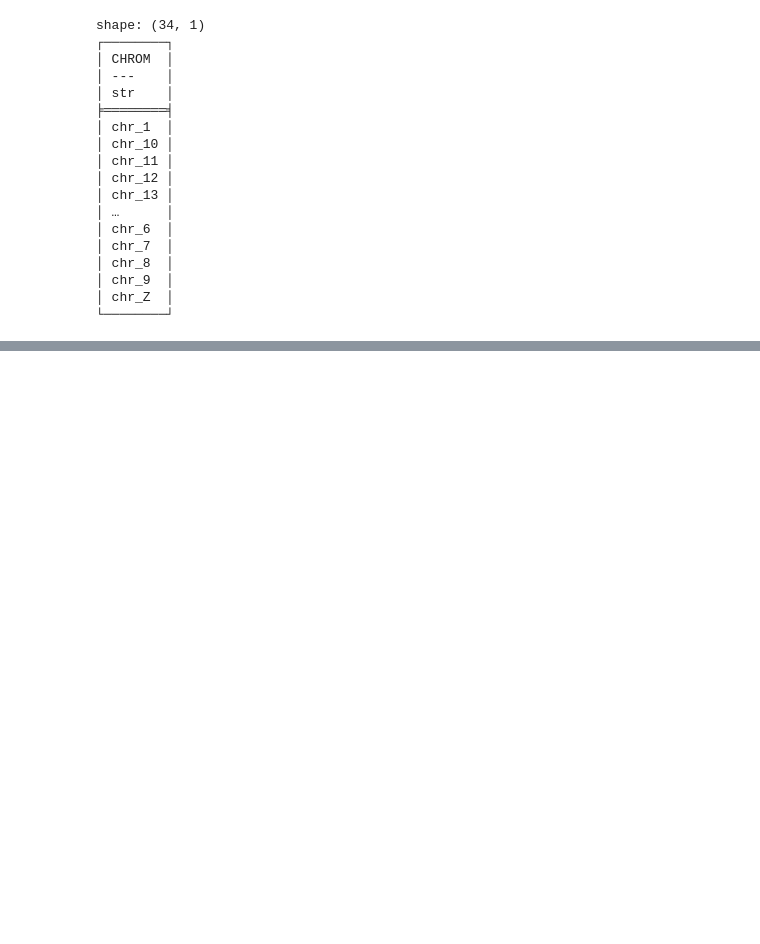
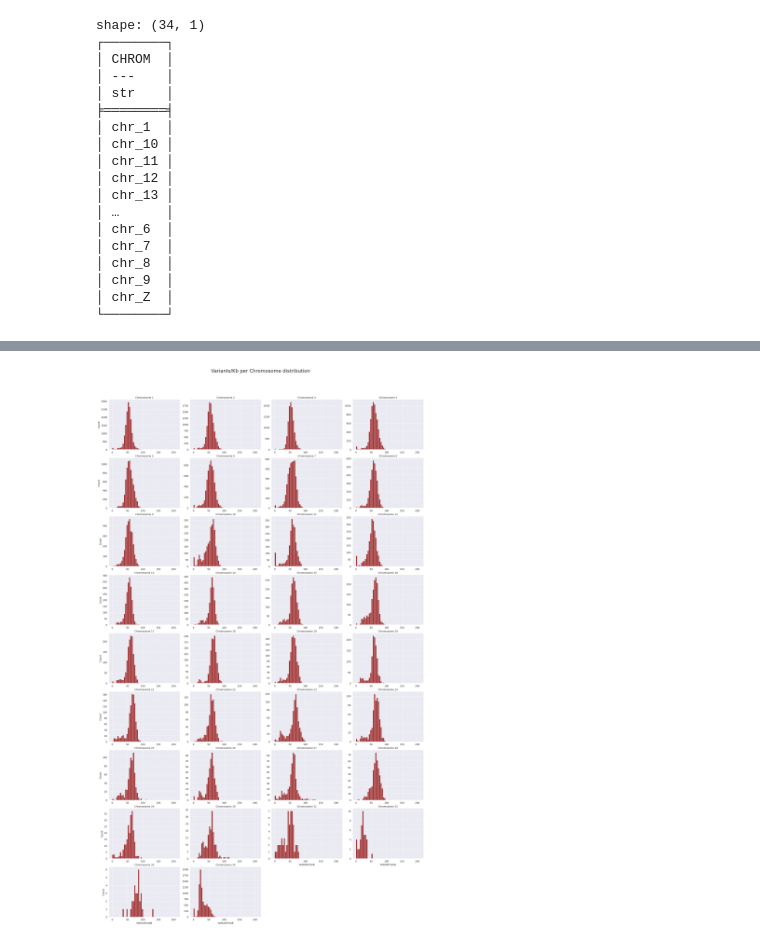
Before and after one commit to Orion-Pirku/MasterThesis, a Jupyter notebook: scripts/SNPDensity.ipynb, the cells around one changed output, grey strips where cells are left out. Cells and saved outputs as stored; diff of their text form; code cells hidden in the pictures; blank space fills up the shorter version.

```diff
--- a/scripts/SNPDensity.ipynb
+++ b/scripts/SNPDensity.ipynb
@@ -52,7 +52,7 @@ def load_files_from_directory(
 
 # Example usage
 file_directory: str = "../vcf_stats/"  # Specify the directory
-pattern: str = "*_100000_*.phased.snpden"  # Define the file pattern
+pattern: str = "*_10000_*.phased.snpden"  # Define the file pattern
 
 # Load files based on the pattern
 files_data: Dict[str, pl.DataFrame] = load_files_from_directory(file_directory, pattern)
@@ -88,7 +88,7 @@ def merge_dataframes_from_dict(
 
     return merged_df
 
-merged_vcf_stats: pl.DataFrame = merge_dataframes_from_dict(files_data, 'snp_density_100000_sorted_chr_1.phased')
+merged_vcf_stats: pl.DataFrame = merge_dataframes_from_dict(files_data, 'snp_density_10000_sorted_chr_1.phased')
 print(merged_vcf_stats.select("CHROM").unique().sort("CHROM"))
 # %% [output]
 shape: (34, 1)
@@ -188,0 +158,4 @@ plot_chromosome_density(sorted_vcf_stats, xValues="BIN_START", yValues='VARIANTS
+# %%
+vcf_stats: pd.DataFrame = sorted_vcf_stats.to_pandas()
+vcf_stats["CHROM_NUM"] = vcf_stats["CHROM"].apply(chrom_to_sortable)
+vcf_stats["CHROM_NUM"].replace(35, "Z")
@@ -188,0 +175,17 @@ plot_chromosome_density(sorted_vcf_stats, xValues="BIN_START", yValues='VARIANTS
+# %%
+from textwrap import fill
+
+
+seaborn.set_style("darkgrid")
+seaborn.displot(data=vcf_stats, x="VARIANTS/KB", col="CHROM_NUM",
+    col_wrap=4,
+    kind="hist",
+    stat="count",
+    color="darkred",# or "density", "probability"
+    bins=50,
+    facet_kws={'sharex': False, 'sharey': False}, height=4, aspect=1.2).set_titles(col_template="Chromosome {col_name}", fontsize=14)
+plt.subplots_adjust(top=0.85)
+plt.suptitle("Variants/Kb per Chromosome distribution", fontsize=20, x=0.5, y=0.9, va='top')
+plt.show()
+# %% [output]
+[figure, added]
```
Also changed, not shown: parts of 4 cells of this notebook.
